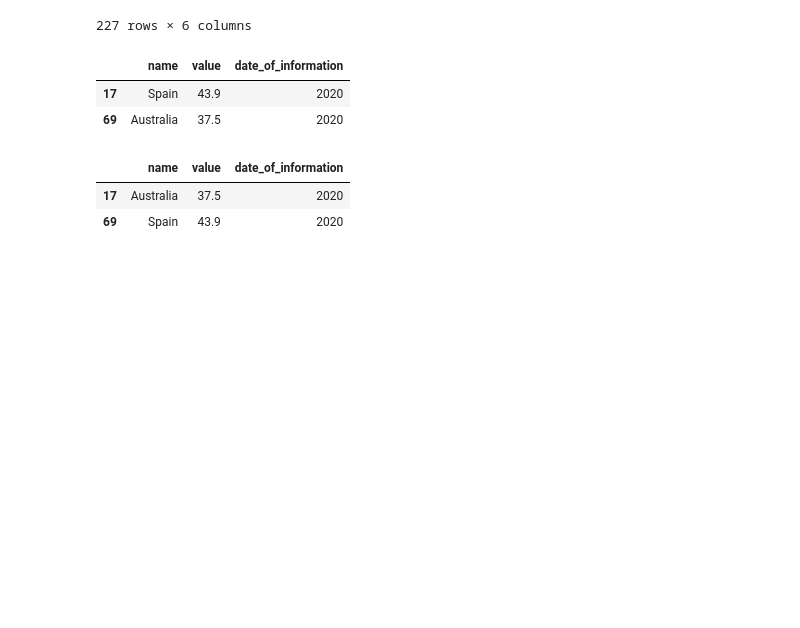
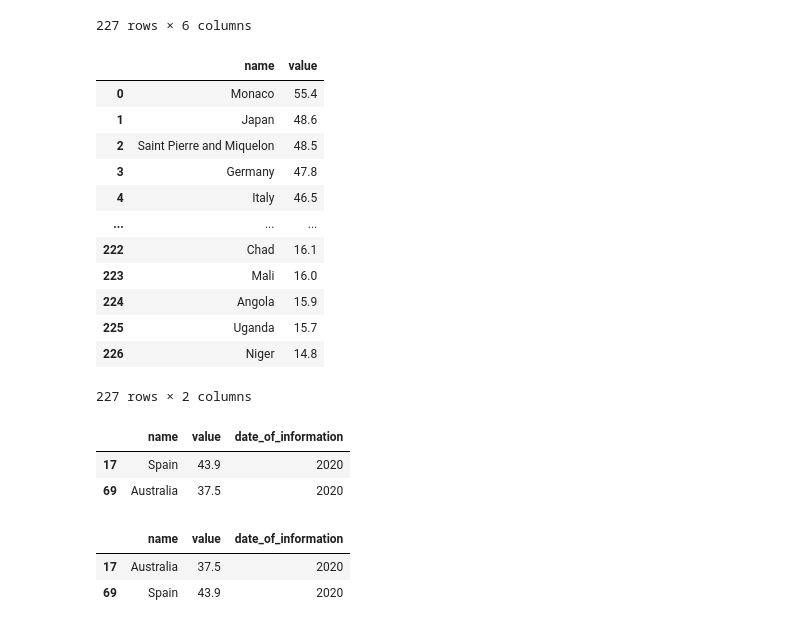
Before and after one commit to Futurartina/Powering_Recycling_in_Spain, a Jupyter notebook: Notebooks/Median_Age.ipynb, the cells around one changed output. Saved outputs shown, nothing was run; the diff lists cells and outputs as text; code cells hidden in the pictures; blank space fills up the shorter version.

```diff
--- a/Notebooks/Median_Age.ipynb
+++ b/Notebooks/Median_Age.ipynb
@@ -17,3 +17,21 @@ median
 | 225 | Uganda | uganda | 15.7 | 2020 | 226 | Africa |
 | 226 | Niger | niger | 14.8 | 2020 | 227 | Africa |
 227 rows × 6 columns
+# %%
+median_columns = ['name', 'value']
+median = median[median_columns].copy()
+median
+# %% [output]
+|  | name | value |
+| 0 | Monaco | 55.4 |
+| 1 | Japan | 48.6 |
+| 2 | Saint Pierre and Miquelon | 48.5 |
+| 3 | Germany | 47.8 |
+| 4 | Italy | 46.5 |
+| ... | ... | ... |
+| 222 | Chad | 16.1 |
+| 223 | Mali | 16.0 |
+| 224 | Angola | 15.9 |
+| 225 | Uganda | 15.7 |
+| 226 | Niger | 14.8 |
+227 rows × 2 columns
```
Also changed, not shown: parts of 1 cell of this notebook, 6 other files.
